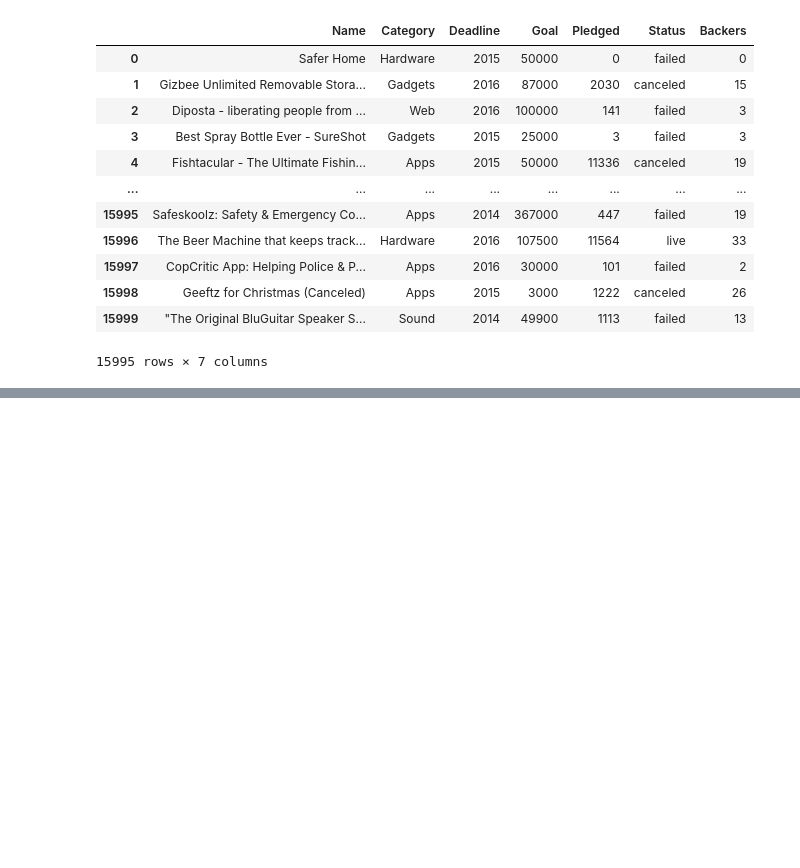
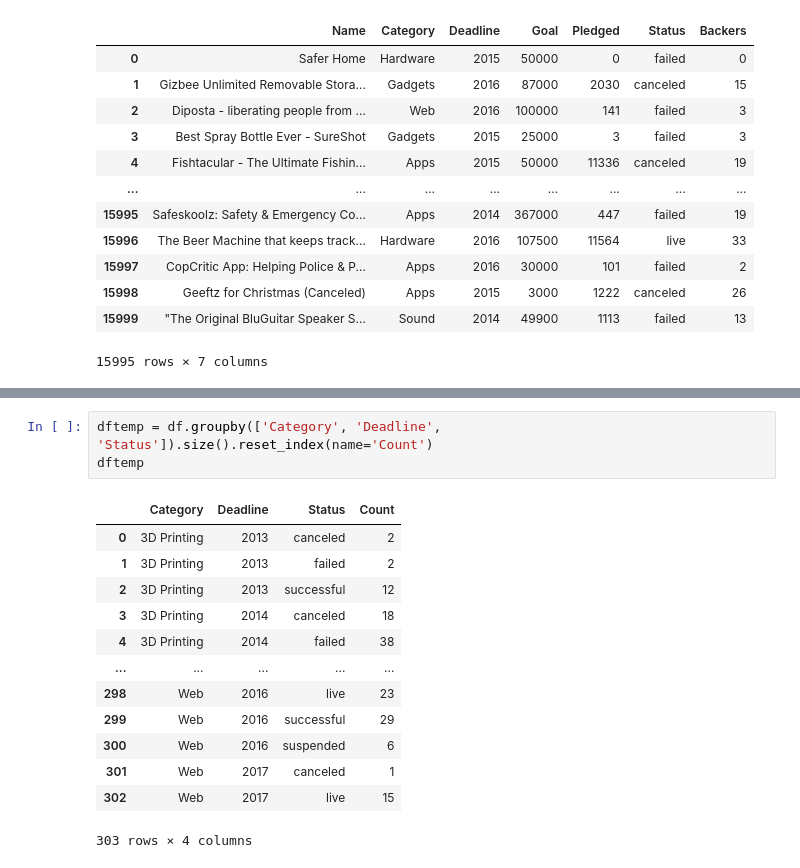
Before and after one commit to Nadil-K/Data-Visualization-and-Dashboarding-Lab, a Jupyter notebook: Lab-Nadil.ipynb, the cells around one changed output, grey strips where cells are left out. Cells and saved outputs as stored; diff of their text form; blank space fills up the shorter version.

```diff
--- a/Lab-Nadil.ipynb
+++ b/Lab-Nadil.ipynb
@@ -99,0 +119,17 @@ df
+# %%
+dftemp = df.groupby(['Category', 'Deadline', 'Status']).size().reset_index(name='Count')
+dftemp
+# %% [output]
+|  | Category | Deadline | Status | Count |
+| 0 | 3D Printing | 2013 | canceled | 2 |
+| 1 | 3D Printing | 2013 | failed | 2 |
+| 2 | 3D Printing | 2013 | successful | 12 |
+| 3 | 3D Printing | 2014 | canceled | 18 |
+| 4 | 3D Printing | 2014 | failed | 38 |
+| ... | ... | ... | ... | ... |
+| 298 | Web | 2016 | live | 23 |
+| 299 | Web | 2016 | successful | 29 |
+| 300 | Web | 2016 | suspended | 6 |
+| 301 | Web | 2017 | canceled | 1 |
+| 302 | Web | 2017 | live | 15 |
+303 rows × 4 columns
```
Also changed, not shown: parts of 10 cells of this notebook.
